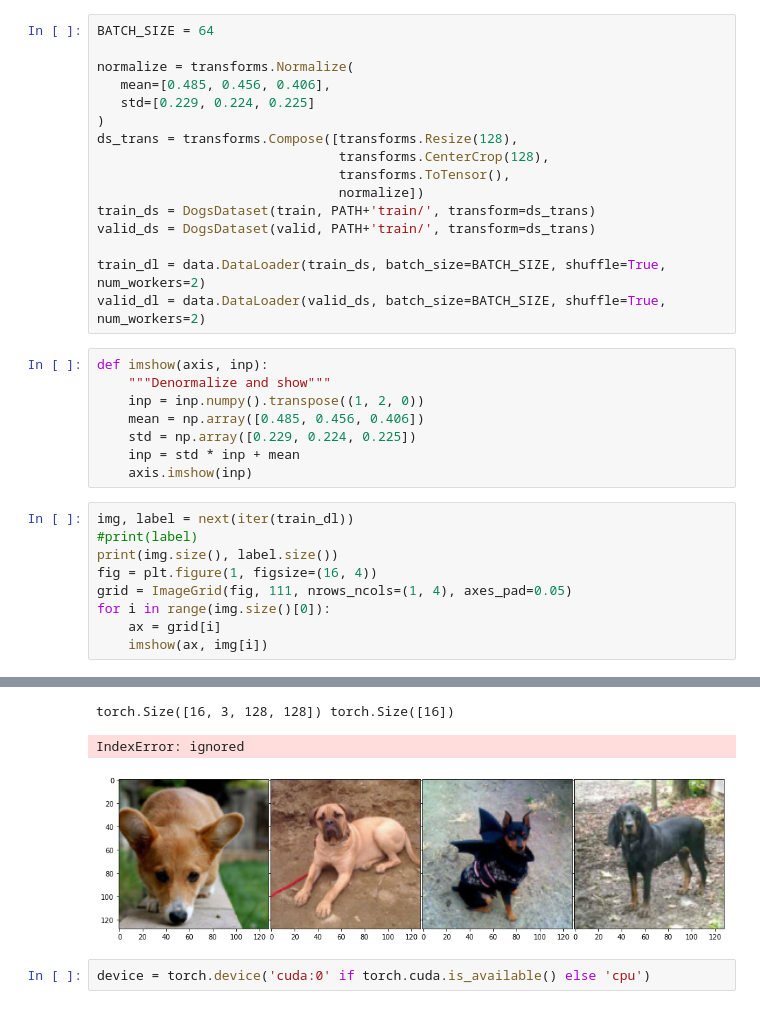
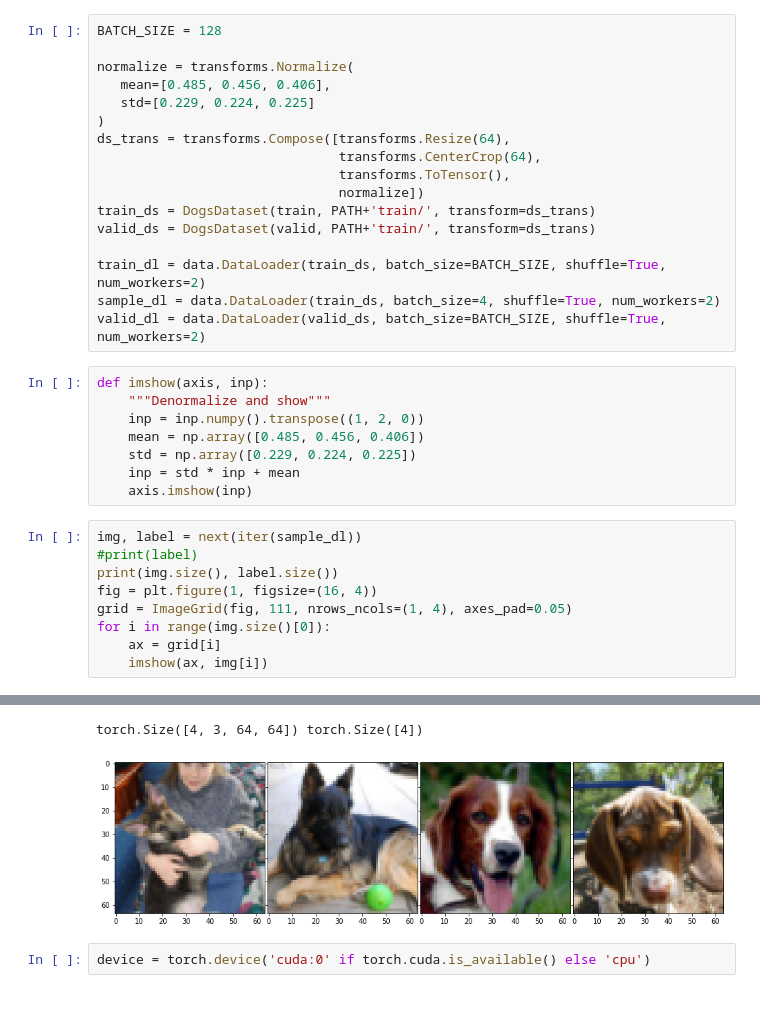
Before and after one commit to jpafcampos/VAE_dogs, a Jupyter notebook: vae_dogs.ipynb, the cells around one changed output, grey strips where cells are left out. Drawn from its saved outputs; the diff is of its cells as text.

```diff
--- a/vae_dogs.ipynb
+++ b/vae_dogs.ipynb
@@ -82,20 +82,21 @@ print(train.shape, valid.shape)
 # %% [output]
 (8689, 121) (1533, 121)
 # %%
-BATCH_SIZE = 64
+BATCH_SIZE = 128
 
 normalize = transforms.Normalize(
    mean=[0.485, 0.456, 0.406],
    std=[0.229, 0.224, 0.225]
 )
-ds_trans = transforms.Compose([transforms.Resize(128),
-                               transforms.CenterCrop(128),
+ds_trans = transforms.Compose([transforms.Resize(64),
+                               transforms.CenterCrop(64),
                                transforms.ToTensor(),
                                normalize])
 train_ds = DogsDataset(train, PATH+'train/', transform=ds_trans)
 valid_ds = DogsDataset(valid, PATH+'train/', transform=ds_trans)
 
 train_dl = data.DataLoader(train_ds, batch_size=BATCH_SIZE, shuffle=True, num_workers=2)
+sample_dl = data.DataLoader(train_ds, batch_size=4, shuffle=True, num_workers=2)
 valid_dl = data.DataLoader(valid_ds, batch_size=BATCH_SIZE, shuffle=True, num_workers=2)
 # %%
 def imshow(axis, inp):
@@ -106,7 +107,7 @@ def imshow(axis, inp):
     inp = std * inp + mean
     axis.imshow(inp)
 # %%
-img, label = next(iter(train_dl))
+img, label = next(iter(sample_dl))
 #print(label)
 print(img.size(), label.size())
 fig = plt.figure(1, figsize=(16, 4))
@@ -121,6 +121,5 @@ WARNING:matplotlib.image:Clipping input data to the valid range for imshow with
-torch.Size([16, 3, 128, 128]) torch.Size([16])
+torch.Size([4, 3, 64, 64]) torch.Size([4])
-IndexError: ignored
-[figure, old version]
+[figure, new version]
 # %%
 device = torch.device('cuda:0' if torch.cuda.is_available() else 'cpu')
 # %%
```
Also changed, not shown: parts of 6 cells of this notebook.
